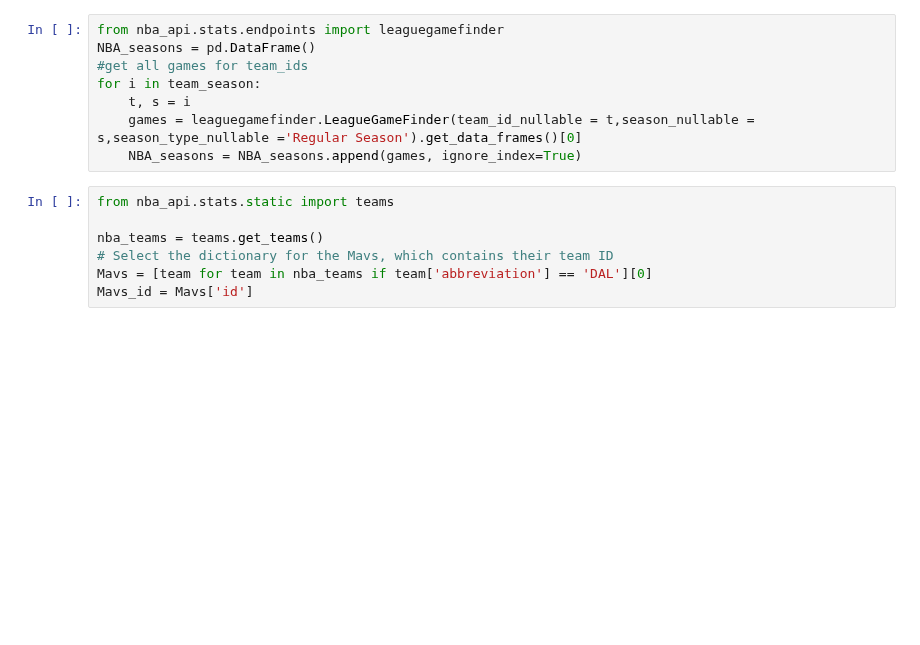
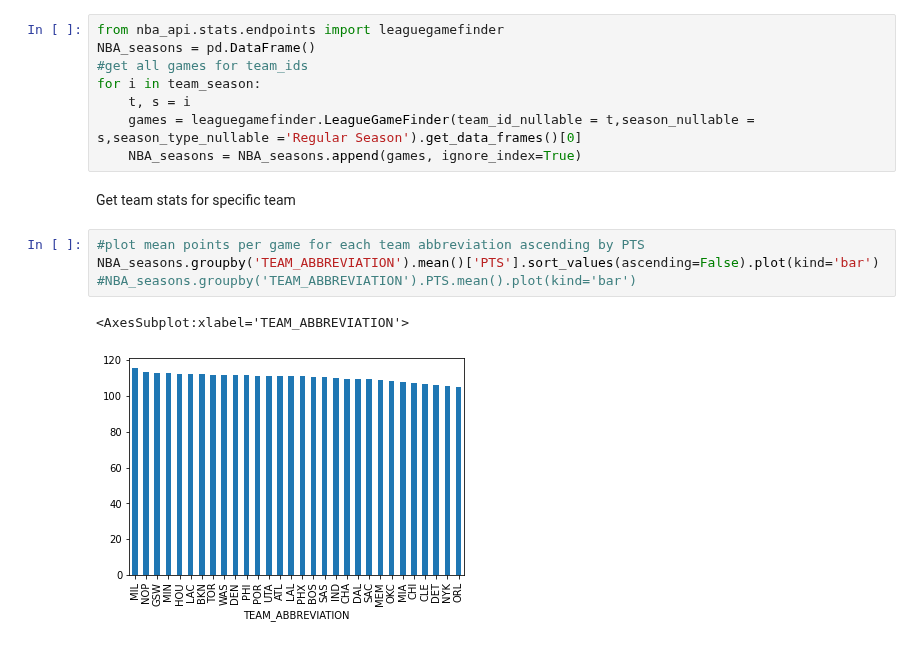
Before and after one commit to MattChinchilla/DATA_SCIENCE, a Jupyter notebook: Sports_Analytics/NBA.ipynb, the cells around one changed output. Saved outputs shown, nothing was run; the diff lists cells and outputs as text; blank space fills up the shorter version.

```diff
--- a/Sports_Analytics/NBA.ipynb
+++ b/Sports_Analytics/NBA.ipynb
@@ -33,10 +33,12 @@ for i in team_season:
     t, s = i
     games = leaguegamefinder.LeagueGameFinder(team_id_nullable = t,season_nullable = s,season_type_nullable ='Regular Season').get_data_frames()[0]
     NBA_seasons = NBA_seasons.append(games, ignore_index=True)
-# %%
-from nba_api.stats.static import teams
-
-nba_teams = teams.get_teams()
-# Select the dictionary for the Mavs, which contains their team ID
-Mavs = [team for team in nba_teams if team['abbreviation'] == 'DAL'][0]
-Mavs_id = Mavs['id']
+# %% [markdown]
+Get team stats for specific team
+# %%
+#plot mean points per game for each team abbreviation ascending by PTS
+NBA_seasons.groupby('TEAM_ABBREVIATION').mean()['PTS'].sort_values(ascending=False).plot(kind='bar')
+#NBA_seasons.groupby('TEAM_ABBREVIATION').PTS.mean().plot(kind='bar')
+# %% [output]
+<AxesSubplot:xlabel='TEAM_ABBREVIATION'>
+[figure, added]
```
Also changed, not shown: parts of 1 cell of this notebook.
